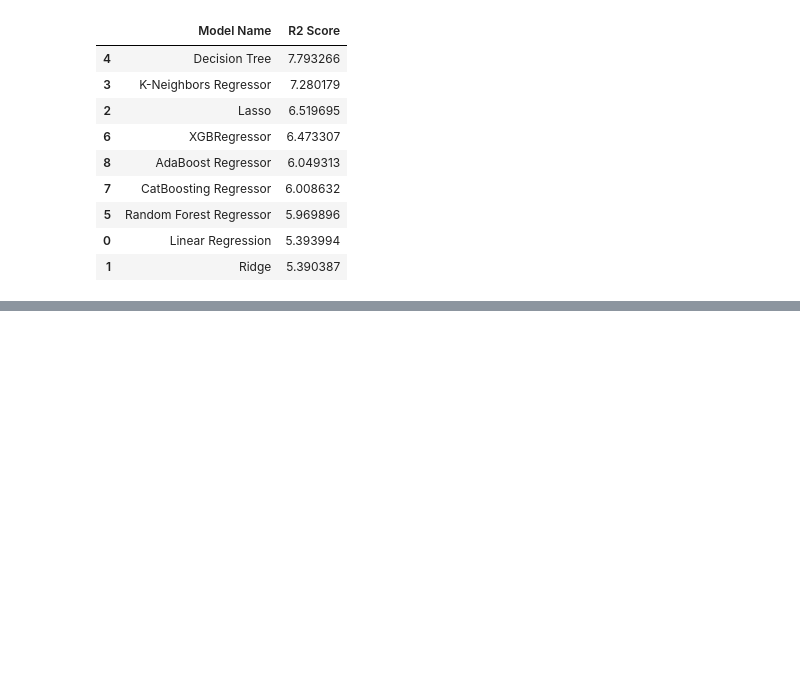
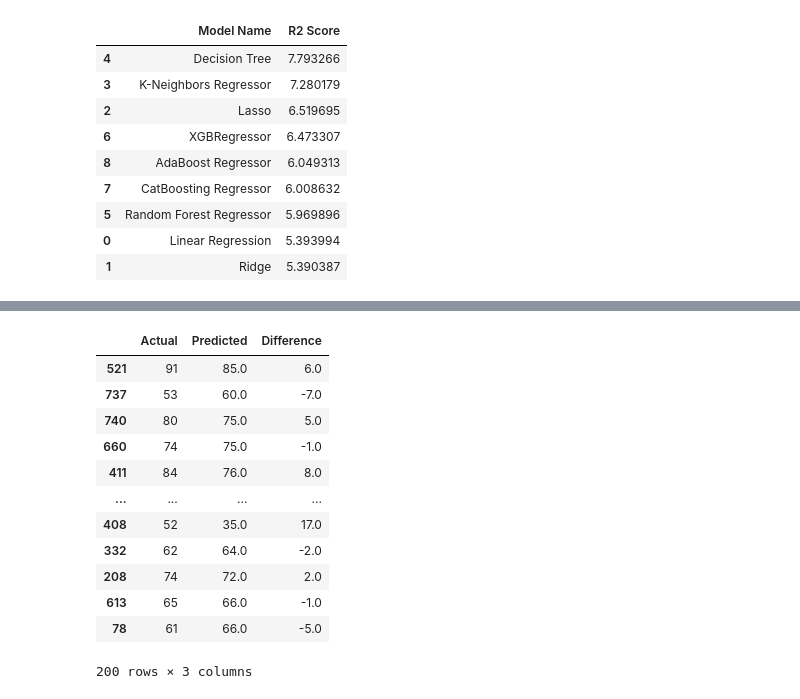
Before and after one commit to RaidWLf/Mlprojects, a Jupyter notebook: notebook/MODEL TRAINING.ipynb, the cells around one changed output, grey strips where cells are left out. Saved outputs shown, nothing was run; the diff lists cells and outputs as text; code cells hidden in the pictures; blank space fills up the shorter version.

```diff
--- a/notebook/MODEL TRAINING.ipynb
+++ b/notebook/MODEL TRAINING.ipynb
@@ -178,0 +201,19 @@ pd.DataFrame(list(zip(model_list, r2_list)), columns=['Model Name', 'R2 Score'])
+# %%
+# Difference between actual and predicted values
+
+pred_df = pd.DataFrame({'Actual': y_test, 'Predicted': y_pred, 'Difference': y_test - y_pred})
+pred_df
+# %% [output]
+|  | Actual | Predicted | Difference |
+| 521 | 91 | 85.0 | 6.0 |
+| 737 | 53 | 60.0 | -7.0 |
+| 740 | 80 | 75.0 | 5.0 |
+| 660 | 74 | 75.0 | -1.0 |
+| 411 | 84 | 76.0 | 8.0 |
+| ... | ... | ... | ... |
+| 408 | 52 | 35.0 | 17.0 |
+| 332 | 62 | 64.0 | -2.0 |
+| 208 | 74 | 72.0 | 2.0 |
+| 613 | 65 | 66.0 | -1.0 |
+| 78 | 61 | 66.0 | -5.0 |
+200 rows × 3 columns
```
Also changed, not shown: parts of 3 cells of this notebook.
